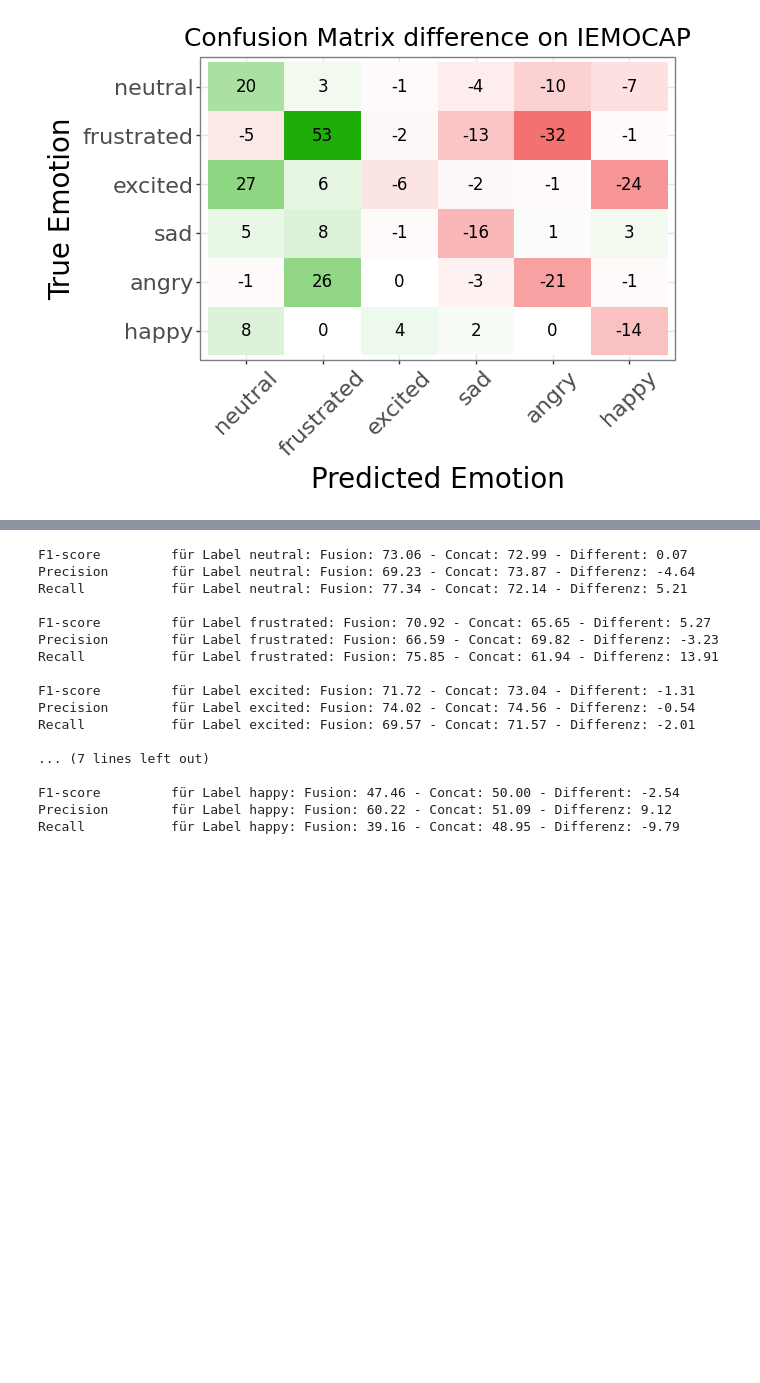
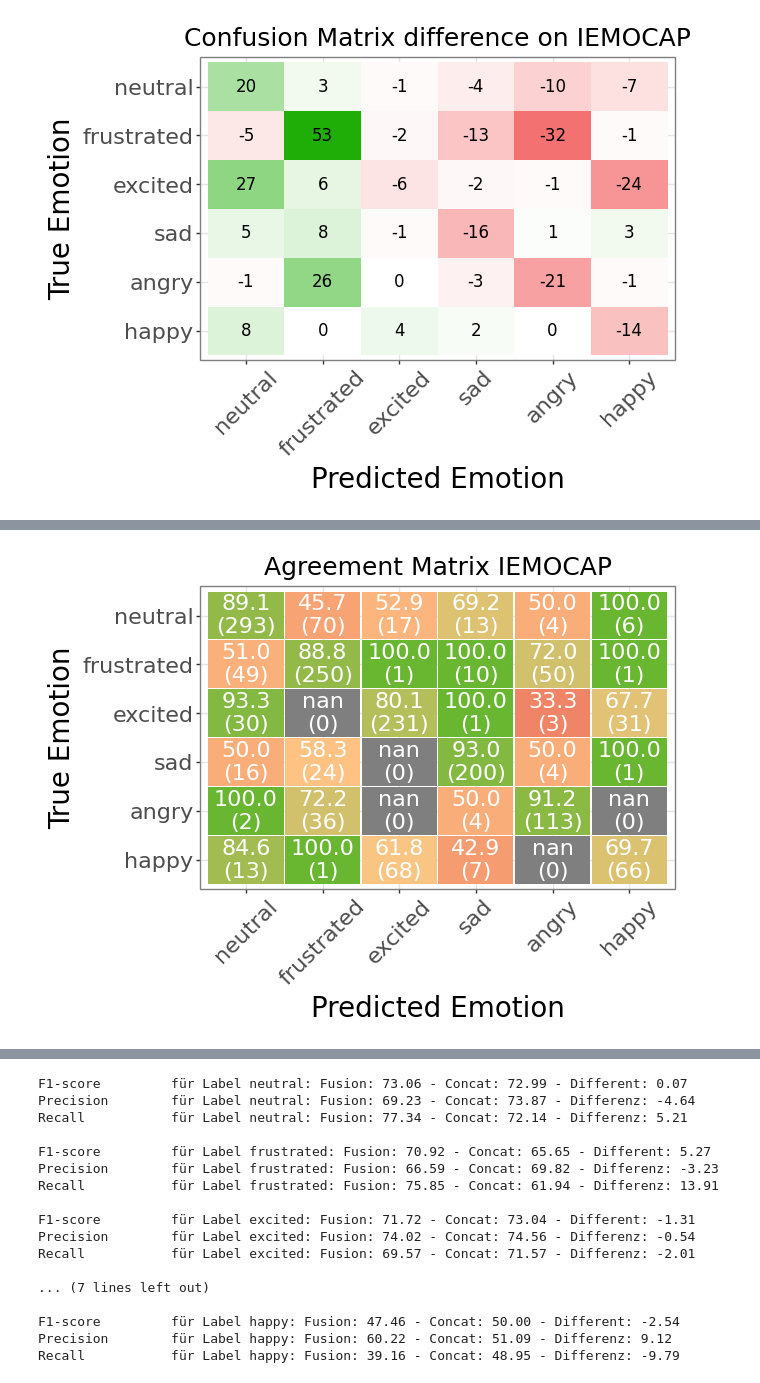
Before and after one commit to HenFo/Masterarbeit, a Jupyter notebook: analysis/mm_models/discussion_iemocap.ipynb, the cells around one changed output, grey strips where cells are left out. Cells and saved outputs as stored; diff of their text form; code cells hidden in the pictures; blank space fills up the shorter version.

Commit message:
update discussion analysis

```diff
--- a/analysis/mm_models/discussion_iemocap.ipynb
+++ b/analysis/mm_models/discussion_iemocap.ipynb
@@ -162,0 +159,6 @@ not_concat_model = ~concat_model
+# %%
+from sklearn.metrics import f1_score
+
+df["any_correct"] = df["target"]
+df.loc[~fusion_model & ~concat_model, "any_correct"] = df[~fusion_model & ~concat_model]["output"]
+f1_score(df["target"], df["any_correct"], labels=labels, average="weighted")
@@ -164,11 +168,3 @@ not_concat_model = ~concat_model
 utils.print_confusion_matrix_difference(df, target_labels=labels[::-1], output_column1="output", output_column2="output_concat", name = "images/discussion_iemocap_diff_cm.png", title="Confusion Matrix difference on IEMOCAP")
 # %% [output]
 [figure]
-# %%
-def iou(df, label):
-    diff = len(df[(df["target"] == label) & (df["output"] == label)]) - len(df[(df["target"] == label) & (df["output_concat"] == label)])
-    inter = df[(df["target"] == label) & (df["output"] == label)].index.intersection(df[(df["target"] == label) & (df["output_concat"] == label)].index)
-    union = df[(df["target"] == label) & (df["output"] == label)].index.union(df[(df["target"] == label) & (df["output_concat"] == label)].index)
-    return float(len(inter) / (len(union)-abs(diff)))
-
-iou(df, "happy")
@@ -176,0 +171,75 @@ iou(df, "happy")
+# %%
+from plotnine import *
+
+
+def iou(df, label_true, label_pred=None):
+    label_pred = label_pred if label_pred is not None else label_true
+    diff = len(df[(df["target"] == label_true) & (df["output"] == label_pred)]) - len(
+        df[(df["target"] == label_true) & (df["output_concat"] == label_pred)]
+    )
+    inter = df[
+        (df["target"] == label_true) & (df["output"] == label_pred)
+    ].index.intersection(
+        df[(df["target"] == label_true) & (df["output_concat"] == label_pred)].index
+    )
+    union = df[(df["target"] == label_true) & (df["output"] == label_pred)].index.union(
+        df[(df["target"] == label_true) & (df["output_concat"] == label_pred)].index
+    )
+
+    numerator = len(inter)
+    denominator = len(union)
+    denominator_norm = len(union) - abs(diff)
+    result_iou = numerator / denominator if denominator != 0 else np.nan
+    result_norm = numerator / denominator_norm if denominator_norm != 0 else np.nan
+    return {"iou": result_iou, "agreement": result_norm, "denominator": denominator_norm, "numerator": numerator}
+
+
+cm_iou, cm_agreement = [], []
+for label_true in labels:
+    preds_iou, preds_agreement = [], []
+    for label_pred in labels:
+        r = iou(df, label_true, label_pred)
+        preds_iou.append(r["denominator"])
+        preds_agreement.append(r["agreement"])
+    cm_iou.append(preds_iou)
+    cm_agreement.append(preds_agreement)
+
+
+melted_iou = utils._prepare_confusion_matrix(cm_iou, labels).merge(
+    utils._prepare_confusion_matrix(cm_agreement, labels),
+    on=["actual", "predicted"],
+    suffixes=["_iou", "_agreement"],
+)
+melted_iou["label"] = (
+    (melted_iou["count_agreement"] * 100).round(1).astype(str)
+    + "\n("
+    + (melted_iou["count_iou"]).round(1).astype(str) + ")"
+)
+melted_iou
+
+p = (
+    ggplot(melted_iou, aes("factor(predicted)", "factor(actual)", fill="count_agreement * 100"))
+    + geom_tile(show_legend=True, width=0.98, height=0.98)
+    + geom_text(aes(label="label"), size=16, show_legend=False, color = "white")
+    + ggtitle("Agreement Matrix IEMOCAP")
+    + ylab("True Emotion")
+    + xlab("Predicted Emotion")
+    + scale_y_discrete(limits=labels[::-1])
+    + scale_fill_gradient2(low="#DC3440", mid = "#FFC685", high="#1fae08", limits=[0, 100], midpoint=60)
+    + theme_bw()
+    + guides(fill="none")
+    + theme(
+        title=element_text(size=18),  # Increases title size
+        axis_title=element_text(
+            size=20
+        ),  # Increases axis title size
+        axis_text=element_text(
+            size=16
+        ),  # Increases axis tick label size
+        axis_text_x=element_text(rotation=45),  # Rotates x-axis tick labels
+    )
+)
+p.show()
+p.save("images/discussion_iemocap_agreement.png", width=7, height=7, dpi=300)
+# %% [output]
+[figure, added]
```
Also changed, not shown: parts of 6 cells of this notebook, 2 other files.
